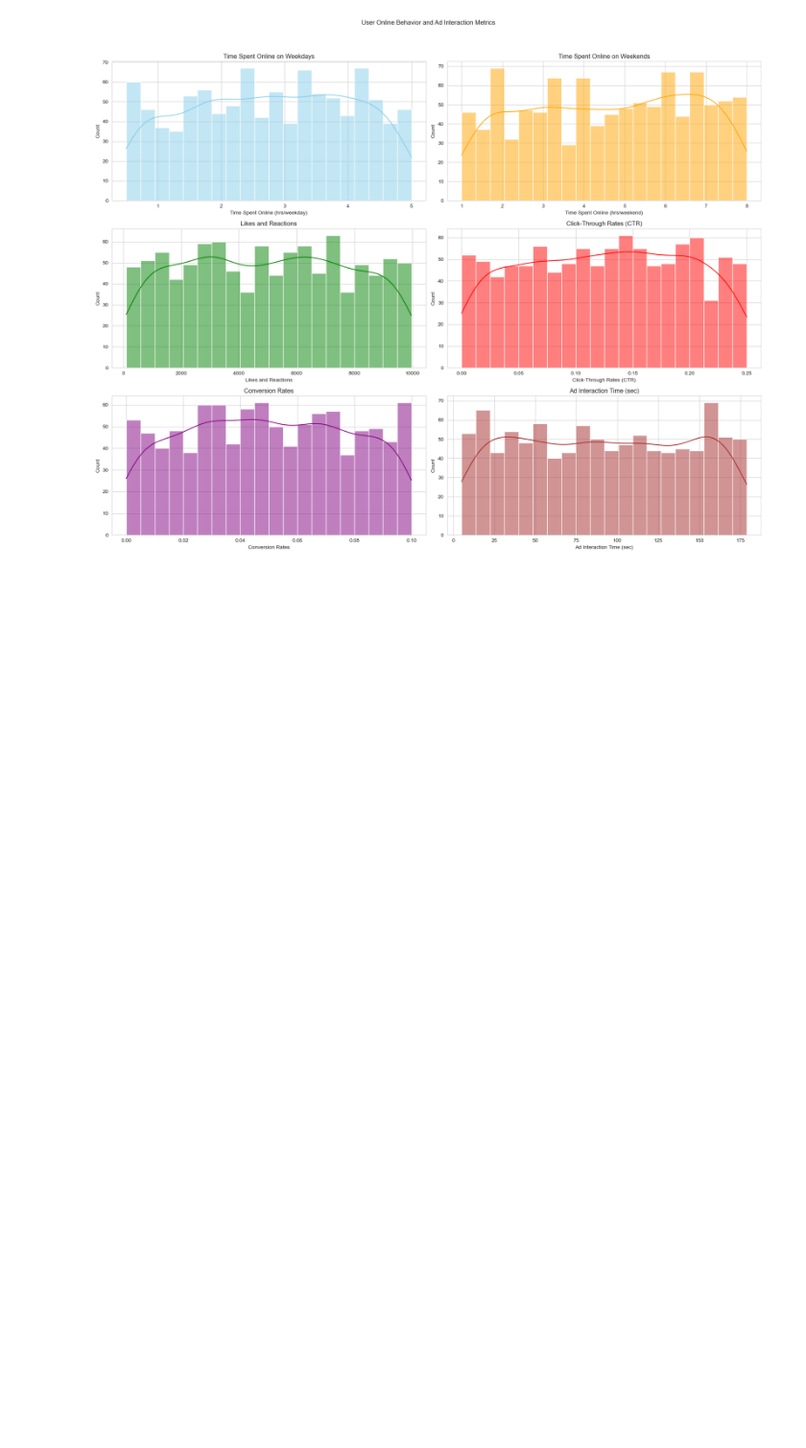
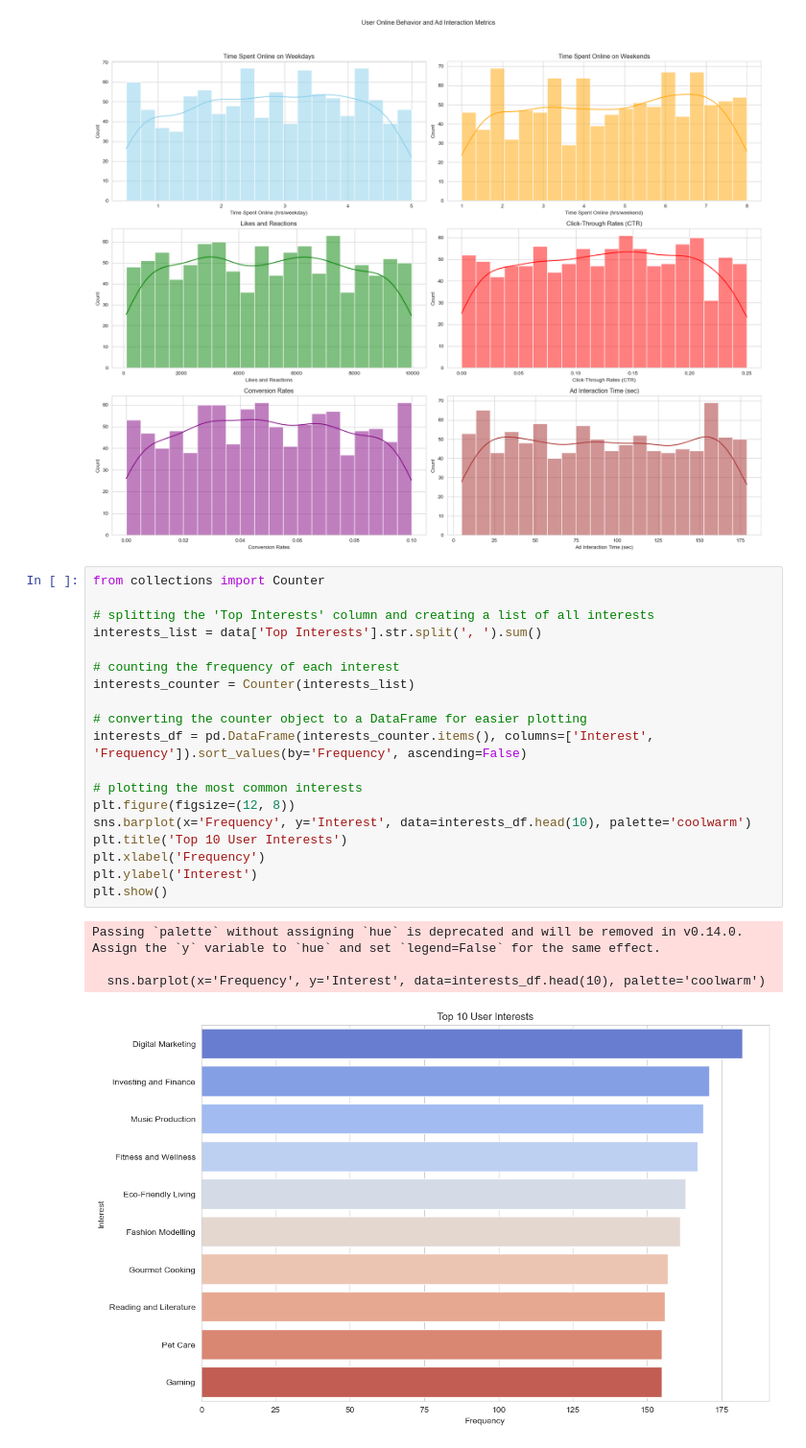
Before and after one commit to Deepak3015/Machine-Repo, a Jupyter notebook: Notebook/User Profiling and Segmentation.ipynb, the cells around one changed output. Shown at 96% size. Cells and saved outputs as stored; diff of their text form; blank space fills up the shorter version.

Commit message:
most user interets

```diff
--- a/Notebook/User Profiling and Segmentation.ipynb
+++ b/Notebook/User Profiling and Segmentation.ipynb
@@ -134,3 +134,27 @@ plt.tight_layout(rect=[0, 0.03, 1, 0.95])
 plt.show()
 # %% [output]
 [figure]
+# %%
+from collections import Counter
+
+# splitting the 'Top Interests' column and creating a list of all interests
+interests_list = data['Top Interests'].str.split(', ').sum()
+
+# counting the frequency of each interest
+interests_counter = Counter(interests_list)
+
+# converting the counter object to a DataFrame for easier plotting
+interests_df = pd.DataFrame(interests_counter.items(), columns=['Interest', 'Frequency']).sort_values(by='Frequency', ascending=False)
+
+# plotting the most common interests
+plt.figure(figsize=(12, 8))
+sns.barplot(x='Frequency', y='Interest', data=interests_df.head(10), palette='coolwarm')
+plt.title('Top 10 User Interests')
+plt.xlabel('Frequency')
+plt.ylabel('Interest')
+plt.show()
+# %% [output]
+Passing `palette` without assigning `hue` is deprecated and will be removed in v0.14.0. Assign the `y` variable to `hue` and set `legend=False` for the same effect.
+
+  sns.barplot(x='Frequency', y='Interest', data=interests_df.head(10), palette='coolwarm')
+[figure, added]
```
